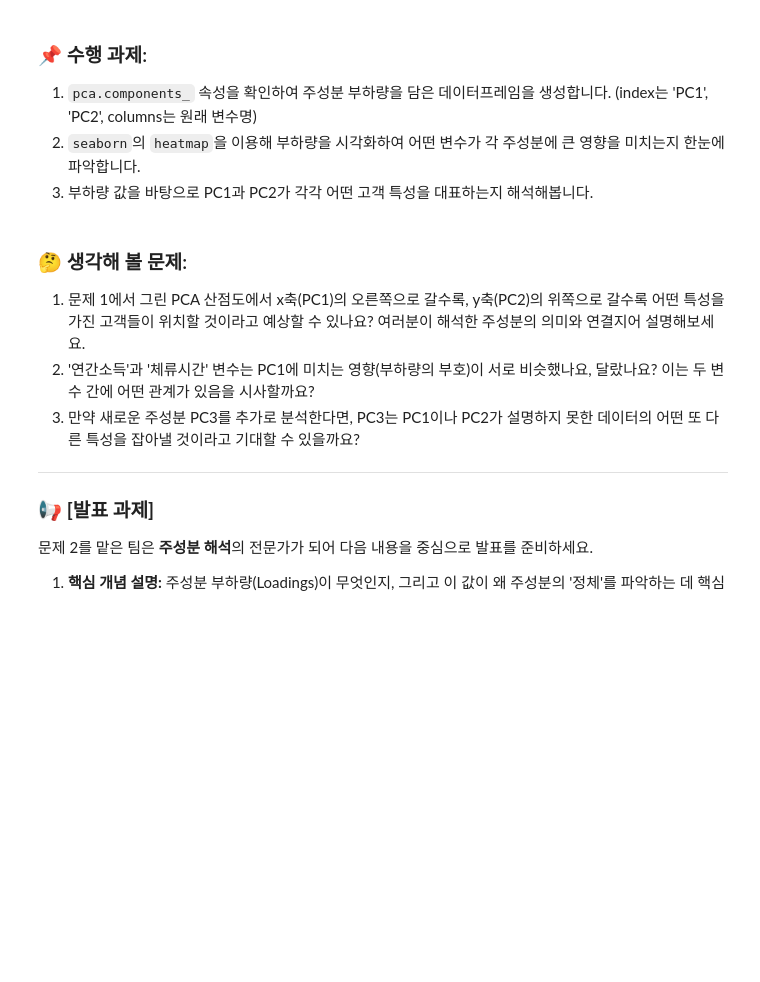
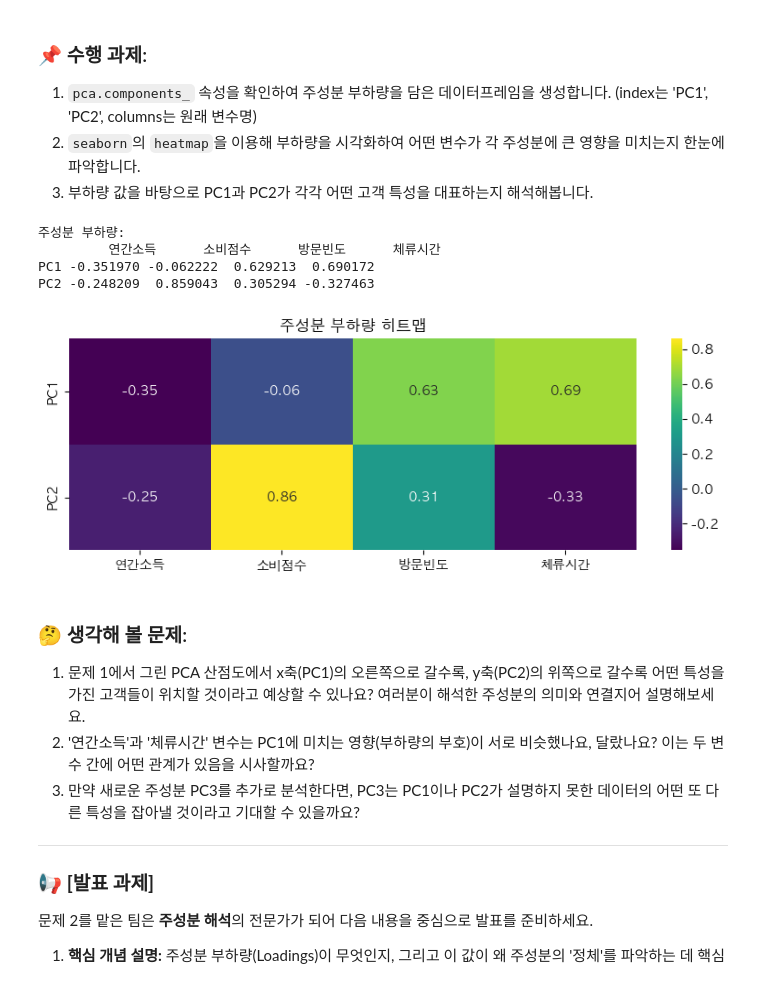
Before and after one commit to J-Ayaan/aiffel, a Jupyter notebook: statistics/statistics12.ipynb, the cells around one changed output. Cells and saved outputs as stored; diff of their text form; code cells hidden in the pictures; blank space fills up the shorter version.

```diff
--- a/statistics/statistics12.ipynb
+++ b/statistics/statistics12.ipynb
@@ -167,27 +200,40 @@ plt.show()
 2.  `seaborn`의 `heatmap`을 이용해 부하량을 시각화하여 어떤 변수가 각 주성분에 큰 영향을 미치는지 한눈에 파악합니다.
 3.  부하량 값을 바탕으로 PC1과 PC2가 각각 어떤 고객 특성을 대표하는지 해석해봅니다.
 # %%
-# 1. 주성분 부하량(Loadings) 확인
-# TODO-1: pca.components_와 data.columns를 사용하여 부하량 데이터프레임(loadings_df)을 만드세요.
+1. 주성분 부하량(Loadings) 확인
+TODO-1: pca.components_와 data.columns를 사용하여 부하량 데이터프레임(loadings_df)을 만드세요.
 loadings_df = pd.DataFrame(
-    data=___,
-    columns=___,
+    data=pca.components_,
+    columns=data.columns,
     index=['PC1', 'PC2']
 )
 print("주성분 부하량:")
 print(loadings_df)
 
-# 2. 히트맵으로 부하량 시각화
+2. 히트맵으로 부하량 시각화
 plt.figure(figsize=(10, 3))
 sns.heatmap(loadings_df, annot=True, cmap='viridis', fmt='.2f')
 plt.title('주성분 부하량 히트맵')
 plt.show()
 
-# 3. 주성분 해석 (아래 주석에 직접 작성해 보세요)
-# PC1의 부하량을 보면, 어떤 변수들의 값이 양수/음수로 높은가요? PC1이 높다는 것은 무엇을 의미할까요?
-# PC1 의미 해석:
-# PC2의 부하량을 보면, 어떤 변수들의 값이 양수/음수로 높은가요? PC2가 높다는 것은 무엇을 의미할까요?
-# PC2 의미 해석:
+3. 주성분 해석 (아래에 직접 작성해보세요.)
+PC1의 부하량을 보면, 어떤 변수들의 값이 양수/음수로 높은가요? PC1이 높다는 것은 무엇을 의미할까요?
+PC1 의미 해석:
+주성분 부하량을 보면, PC1에서는 '방문빈도'(0.629)와 '체류시간'(0.690)이 양의 값으로 매우 높고, '연간소득'(-0.352)은 음수, '소비점수'(-0.062)는 거의 0에 가까운 음수입니다.
+즉, PC1이 높다는 것은 방문빈도와 체류시간이 모두 높은 고객을 의미합니다. 반대로 연간소득이 낮을수록 PC1 값이 높아집니다.
+따라서 PC1은 '매장에 자주 오고 오래 머무는 고객(방문빈도+체류시간 중심)'을 대표하는 축으로 해석할 수 있습니다.
+
+PC2의 부하량을 보면, 어떤 변수들의 값이 양수/음수로 높은가요? PC2가 높다는 것은 무엇을 의미할까요?
+PC2 의미 해석:
+PC2의 부하량을 보면, '소비점수'(0.859)가 매우 큰 양수이고, '방문빈도'(0.305)도 양수입니다. 반면 '연간소득'(-0.248)과 '체류시간'(-0.327)은 음수입니다.
+즉, PC2가 높다는 것은 소비점수가 매우 높고 방문빈도도 다소 높은 고객을 의미합니다. 반대로 연간소득과 체류시간이 낮을수록 PC2 값이 높아집니다.
+따라서 PC2는 '소비점수가 높고, 자주 방문하는 쇼핑 적극 고객(소비점수 중심)'을 대표하는 축으로 해석할 수 있습니다.
+# %% [output]
+주성분 부하량:
+         연간소득      소비점수      방문빈도      체류시간
+PC1 -0.351970 -0.062222  0.629213  0.690172
+PC2 -0.248209  0.859043  0.305294 -0.327463
+[figure, added]
 # %% [markdown]
 ### 🤔 생각해 볼 문제:
 
```
Also changed, not shown: parts of 15 cells of this notebook.
